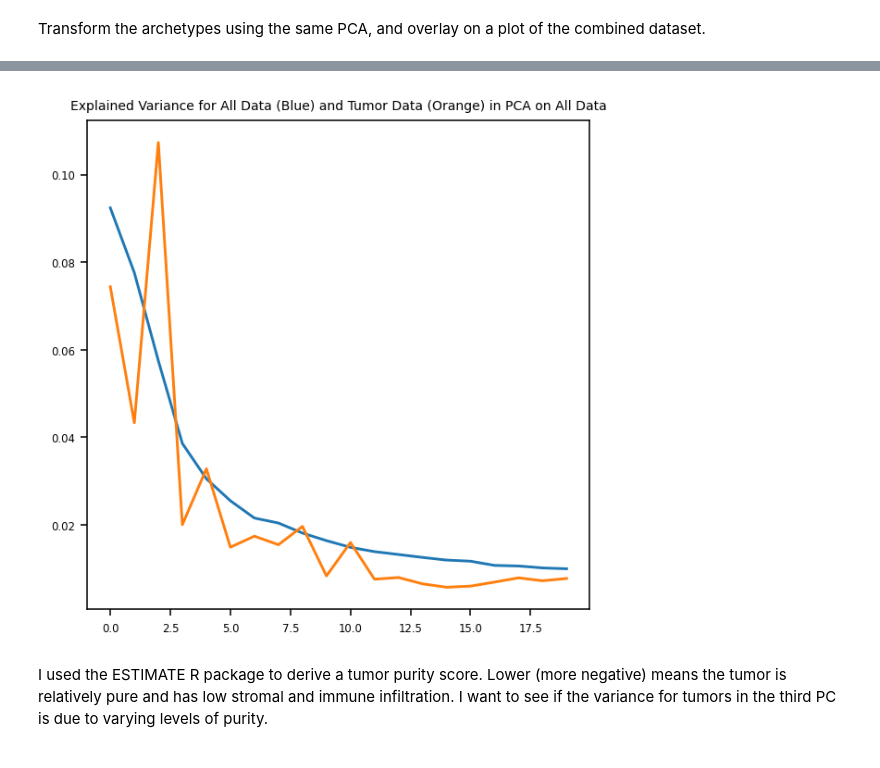
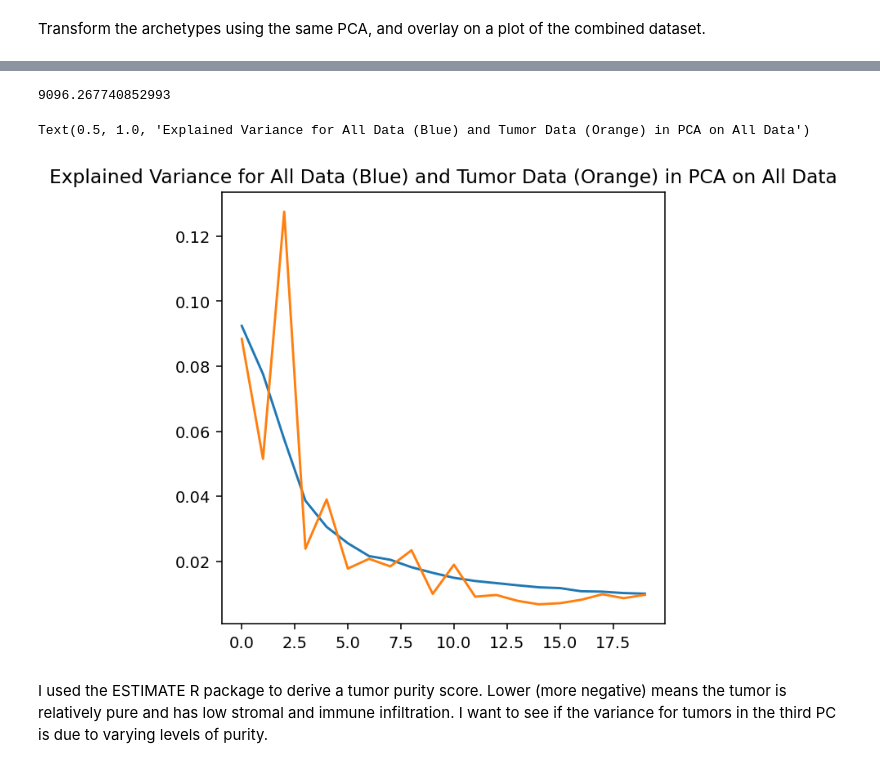
Before and after one commit to QuLab-VU/Groves-CellSys2022, a Jupyter notebook: notebooks/bulk/Thomas-Tumors-Bulk-Archetypes.ipynb, the cells around one changed output, grey strips where cells are left out. Saved outputs shown, nothing was run; the diff lists cells and outputs as text; code cells hidden in the pictures.

```diff
--- a/notebooks/bulk/Thomas-Tumors-Bulk-Archetypes.ipynb
+++ b/notebooks/bulk/Thomas-Tumors-Bulk-Archetypes.ipynb
@@ -127,13 +128,20 @@ Text(0, 0.5, 'PC_all 2')
 # %%
 tot_var_pca = (pca.explained_variance_/pca.explained_variance_ratio_)[0]
+# %%
+tot_var_pca
+# %% [output]
+9096.267740852993
+# %%
+tumor_tot_var_pca = tumor.T.var().sum()
 # %%
 plt.figure(figsize = (5,5))
 plt.plot(pca_df.var()/tot_var_pca)
-plt.plot(pca_df.iloc[[i == 'Tumor' for i in source]].var()/tot_var_pca)
+plt.plot(pca_df.iloc[[i == 'Tumor' for i in source]].var()/tumor_tot_var_pca)
 plt.title('Explained Variance for All Data (Blue) and Tumor Data (Orange) in PCA on All Data')
 plt.savefig('../figures/AA_tumors_2.pdf')
 # %% [output]
+Text(0.5, 1.0, 'Explained Variance for All Data (Blue) and Tumor Data (Orange) in PCA on All Data')
-[figure, old version]
+[figure, new version]
 # %% [markdown]
 I used the ESTIMATE R package to derive a tumor purity score. Lower (more negative) means the tumor is relatively pure and has low stromal and immune infiltration. I want to see if the variance for tumors in the third PC is due to varying levels of purity.
 # %%
```
Also changed, not shown: parts of 27 cells of this notebook, 16 other files.
